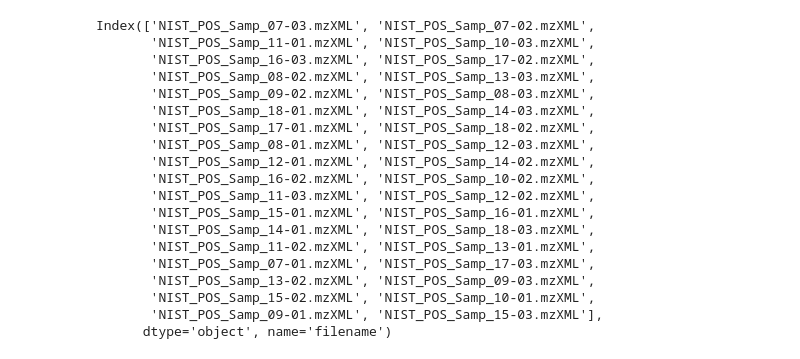
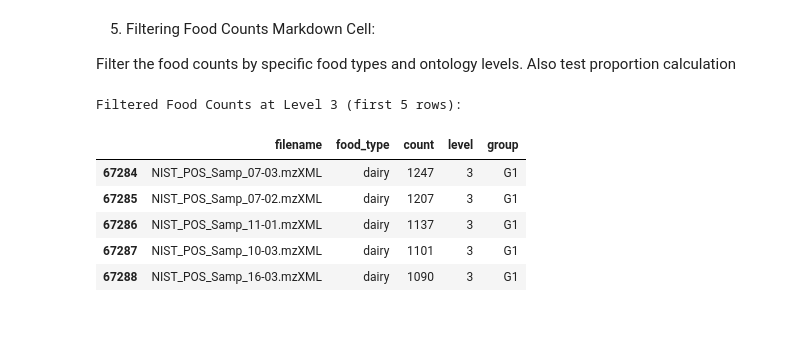
Before and after one commit to bittremieux-lab/gnps_rdd, a Jupyter notebook: gfop/notebooks/01_food_counts_notebook.ipynb, the cells around one changed output. Cells and saved outputs as stored; diff of their text form; code cells hidden in the pictures; blank space fills up the shorter version.

```diff
--- a/gfop/notebooks/01_food_counts_notebook.ipynb
+++ b/gfop/notebooks/01_food_counts_notebook.ipynb
@@ -37,0 +36,14 @@ counts.sample(5)
+# %%
+# Define the path to the sample GNPS network file
+gnps_network_path = os.path.join(module_path, "data", "sample_gnps_vegomn.tsv")
+print(gnps_network_path)
+# Check if the file exists
+if not os.path.exists(gnps_network_path):
+    raise FileNotFoundError(f"GNPS network file not found at {gnps_network_path}")
+
+# Read the GNPS network data
+gnps_network_df = pd.read_csv(gnps_network_path, sep="\t")
+
+# Display the first few rows
+print("Sample GNPS Network Data:")
+gnps_network_df.head()
@@ -37,0 +64,16 @@ counts.sample(5)
+# %%
+# Define the groups
+all_groups = ["G1"]  # Study spectrum file groups
+some_groups = ["G4"]  # Reference spectrum file groups
+
+# Initialize the FoodCounts class
+try:
+    food_counts = FoodCounts(
+        gnps_network=gnps_network_path,
+        sample_types="simple",  # Options: 'simple', 'complex', 'all'
+        all_groups=all_groups,
+        some_groups=some_groups,
+    )
+    print("FoodCounts object initialized successfully.")
+except ValueError as e:
+    print(f"Error initializing FoodCounts: {e}")
@@ -38,5 +131,19 @@ counts.sample(5)
+# %% [markdown]
+5. Filtering Food Counts
+Markdown Cell:
+
+Filter the food counts by specific food types and ontology levels. Also test proportion calculation
 # %%
-# Test food counts generation for a specific level (e.g., level 3)
+# Filter counts for level 3
 level_3_counts = food_counts.filter_counts(level=3)
-print("Level 3 Food Counts (first 5 rows):")
-level_3_counts.sample(5)
+
+print("Filtered Food Counts at Level 3 (first 5 rows):")
+level_3_counts.head()
+# %% [output]
+Filtered Food Counts at Level 3 (first 5 rows):
+|  | filename | food_type | count | level | group |
+| 67284 | NIST_POS_Samp_07-03.mzXML | dairy | 1247 | 3 | G1 |
+| 67285 | NIST_POS_Samp_07-02.mzXML | dairy | 1207 | 3 | G1 |
+| 67286 | NIST_POS_Samp_11-01.mzXML | dairy | 1137 | 3 | G1 |
+| 67287 | NIST_POS_Samp_10-03.mzXML | dairy | 1101 | 3 | G1 |
+| 67288 | NIST_POS_Samp_16-03.mzXML | dairy | 1090 | 3 | G1 |
@@ -47,22 +149,0 @@ level_3_counts_legume_honey.sample(10)
-# %%
-food_counts.get_level_food_counts(0).index
-# %% [output]
-Index(['NIST_POS_Samp_07-03.mzXML', 'NIST_POS_Samp_07-02.mzXML',
-       'NIST_POS_Samp_11-01.mzXML', 'NIST_POS_Samp_10-03.mzXML',
-       'NIST_POS_Samp_16-03.mzXML', 'NIST_POS_Samp_17-02.mzXML',
-       'NIST_POS_Samp_08-02.mzXML', 'NIST_POS_Samp_13-03.mzXML',
-       'NIST_POS_Samp_09-02.mzXML', 'NIST_POS_Samp_08-03.mzXML',
-       'NIST_POS_Samp_18-01.mzXML', 'NIST_POS_Samp_14-03.mzXML',
-       'NIST_POS_Samp_17-01.mzXML', 'NIST_POS_Samp_18-02.mzXML',
-       'NIST_POS_Samp_08-01.mzXML', 'NIST_POS_Samp_12-03.mzXML',
-       'NIST_POS_Samp_12-01.mzXML', 'NIST_POS_Samp_14-02.mzXML',
-       'NIST_POS_Samp_16-02.mzXML', 'NIST_POS_Samp_10-02.mzXML',
-       'NIST_POS_Samp_11-03.mzXML', 'NIST_POS_Samp_12-02.mzXML',
-       'NIST_POS_Samp_15-01.mzXML', 'NIST_POS_Samp_16-01.mzXML',
-       'NIST_POS_Samp_14-01.mzXML', 'NIST_POS_Samp_18-03.mzXML',
-       'NIST_POS_Samp_11-02.mzXML', 'NIST_POS_Samp_13-01.mzXML',
-       'NIST_POS_Samp_07-01.mzXML', 'NIST_POS_Samp_17-03.mzXML',
-       'NIST_POS_Samp_13-02.mzXML', 'NIST_POS_Samp_09-03.mzXML',
-       'NIST_POS_Samp_15-02.mzXML', 'NIST_POS_Samp_10-01.mzXML',
-       'NIST_POS_Samp_09-01.mzXML', 'NIST_POS_Samp_15-03.mzXML'],
-      dtype='object', name='filename')
```
Also changed, not shown: parts of 33 cells of this notebook, 15 other files.
